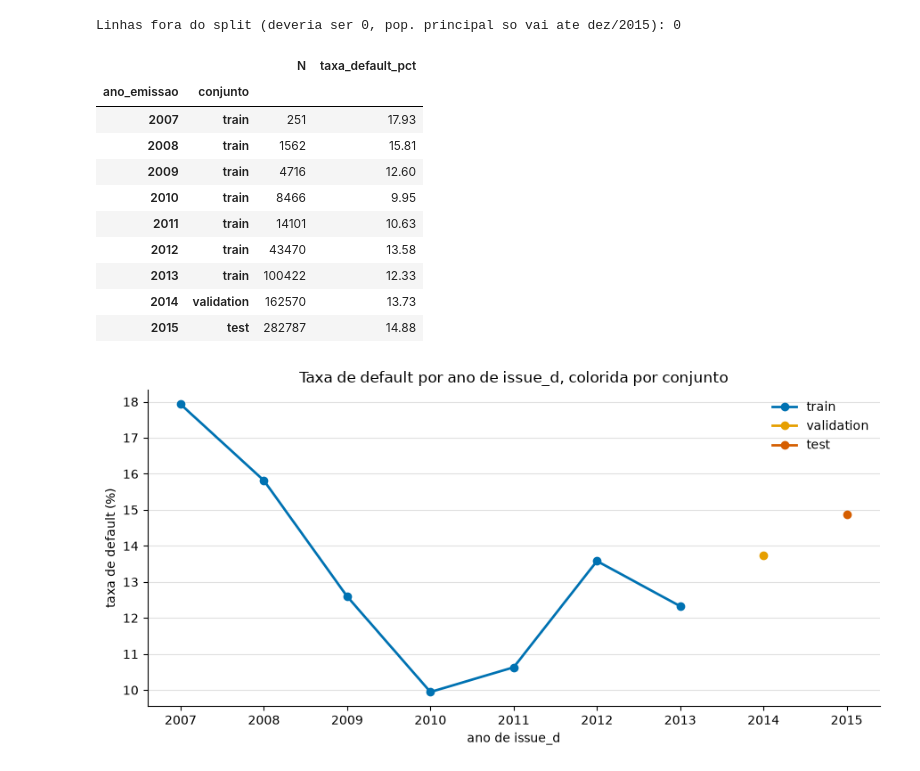
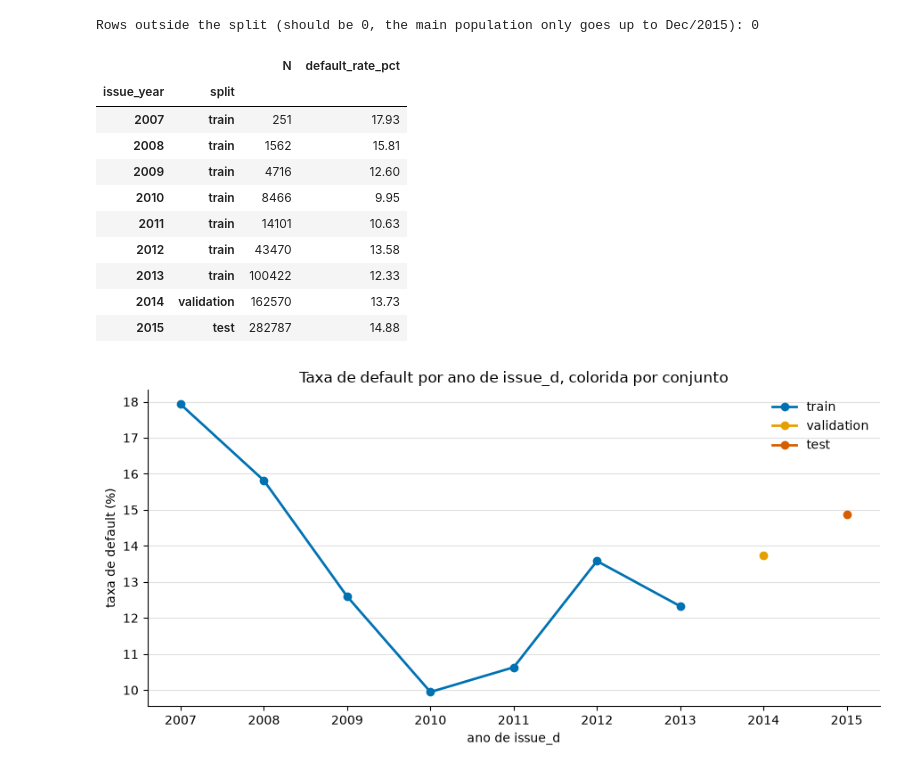
Before and after one commit to MateusFPavan/credit-default-prediction-lendingclub, a Jupyter notebook: notebooks/04_temporal_split.ipynb, the cells around one changed output. Saved outputs shown, nothing was run; the diff lists cells and outputs as text; code cells hidden in the pictures.

```diff
--- a/notebooks/04_temporal_split.ipynb
+++ b/notebooks/04_temporal_split.ipynb
@@ -99,23 +99,23 @@ split_summary
 # %%
 main_pop_tagged = main_pop.copy()
-main_pop_tagged['ano_emissao'] = main_pop_tagged['issue_d'].dt.year
+main_pop_tagged['issue_year'] = main_pop_tagged['issue_d'].dt.year
 
 conditions = [main_pop_tagged['issue_d'] <= TRAIN_END,
               (main_pop_tagged['issue_d'] >= VAL_START) & (main_pop_tagged['issue_d'] <= VAL_END),
               (main_pop_tagged['issue_d'] >= TEST_START) & (main_pop_tagged['issue_d'] <= TEST_END)]
 choices = ['train', 'validation', 'test']
-main_pop_tagged['conjunto'] = np.select(conditions, choices, default='fora_do_split')
+main_pop_tagged['split'] = np.select(conditions, choices, default='outside_split')
 
-n_fora = int((main_pop_tagged['conjunto'] == 'fora_do_split').sum())
-print(f'Linhas fora do split (deveria ser 0, pop. principal so vai ate dez/2015): {n_fora}')
+n_outside = int((main_pop_tagged['split'] == 'outside_split').sum())
+print(f'Rows outside the split (should be 0, the main population only goes up to Dec/2015): {n_outside}')
 
-default_by_year_conjunto = main_pop_tagged.groupby(['ano_emissao', 'conjunto'])['target'].agg(N='count', taxa_default_pct='mean')
-default_by_year_conjunto['taxa_default_pct'] = (default_by_year_conjunto['taxa_default_pct'] * 100).round(2)
-default_by_year_conjunto
+default_by_year_split = main_pop_tagged.groupby(['issue_year', 'split'])['target'].agg(N='count', default_rate_pct='mean')
+default_by_year_split['default_rate_pct'] = (default_by_year_split['default_rate_pct'] * 100).round(2)
+default_by_year_split
 # %% [output]
-Linhas fora do split (deveria ser 0, pop. principal so vai ate dez/2015): 0
+Rows outside the split (should be 0, the main population only goes up to Dec/2015): 0
-|  |  | N | taxa_default_pct |
-| ano_emissao | conjunto |  |  |
+|  |  | N | default_rate_pct |
+| issue_year | split |  |  |
 | 2007 | train | 251 | 17.93 |
 | 2008 | train | 1562 | 15.81 |
 | 2009 | train | 4716 | 12.60 |
```
Also changed, not shown: parts of 23 cells of this notebook, 22 other files.
